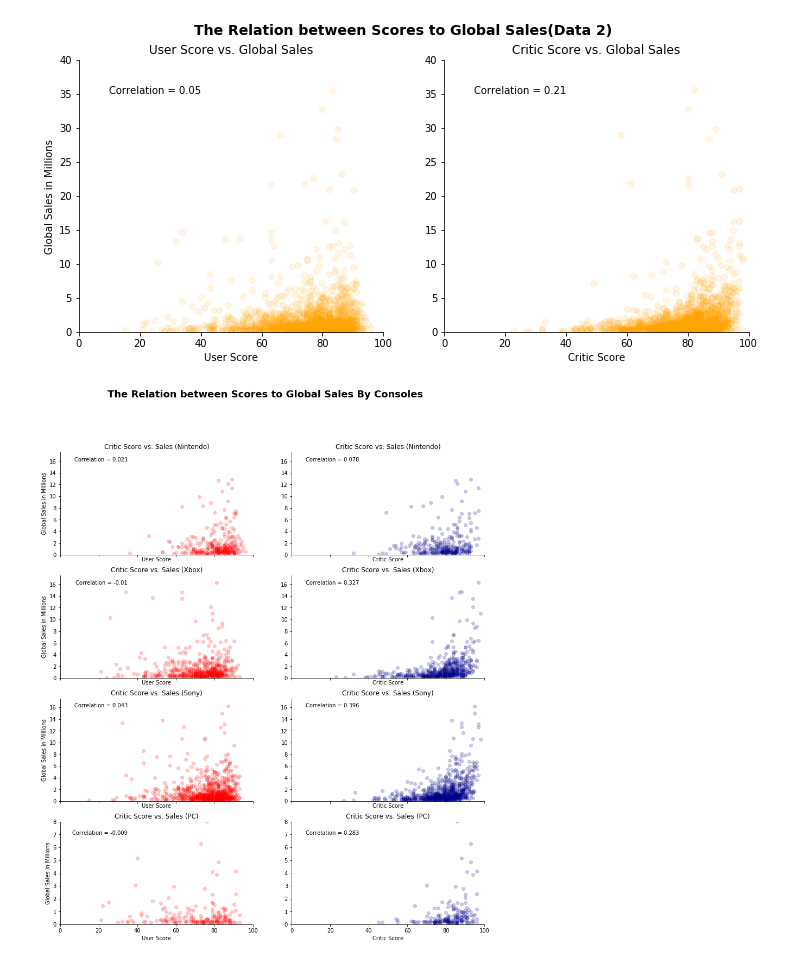
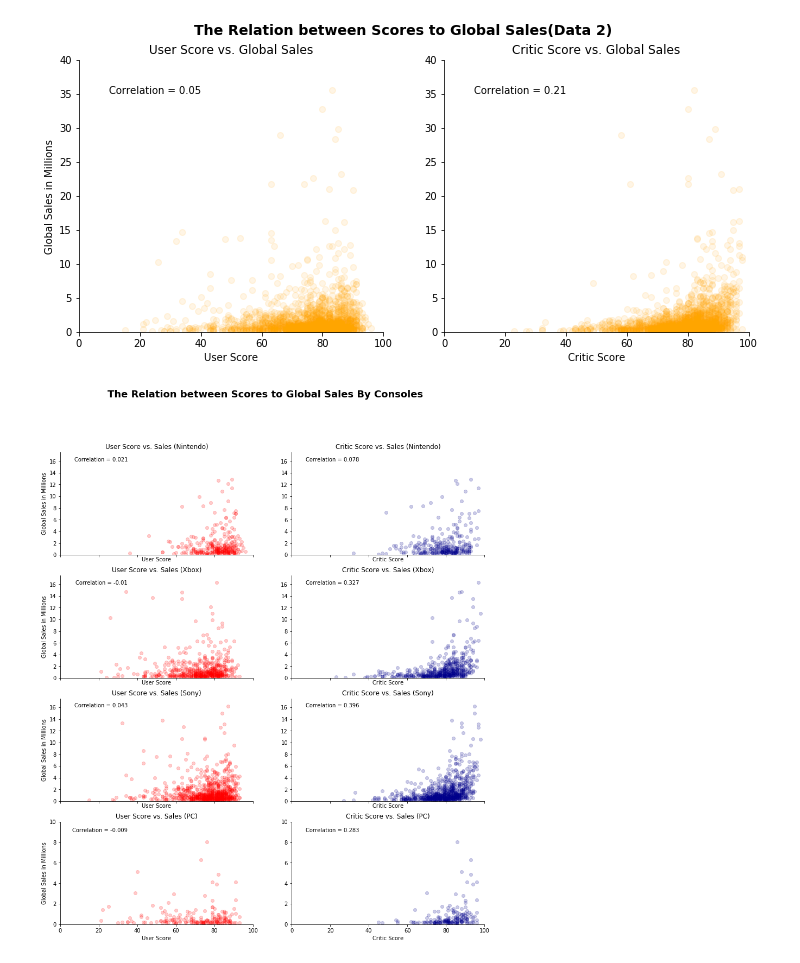
Before and after one commit to mell0611/data_science_project, a Jupyter notebook: data_analysis.ipynb, the cells around one changed output. Cells and saved outputs as stored; diff of their text form; code cells hidden in the pictures.

```diff
--- a/data_analysis.ipynb
+++ b/data_analysis.ipynb
@@ -251,10 +251,5 @@ message = "Pokemon" # Create the message, convert the number to a string,
                                                   # then add it
 ax[0].text(1998, 2.5, message, horizontalalignment='left') # then alling everything on the
 
-ax[1].axvline(x=1988, color='pink', linestyle='--', linewidth=2)
-
-message = "Atari Shock : \n Big video \n game crash " # Create the message, convert the number to a string,
-                                                  # then add it
-ax[1].text(1990, 30, message, horizontalalignment='left') # then alling everything on the
 plt.show()
 # %% [output]
@@ -339,9 +334,9 @@ corr_mat_pc = combopc.corr()
 count = 0
 for var in ax:
     temp = combo_name[count//2]
-    var.set_title('Critic Score vs. Sales ('+ nice_name[count//2]+')')
 
     if count%2 == 0:
+        var.set_title('User Score vs. Sales ('+ nice_name[count//2]+')')
         var.scatter(temp["User_Score"], temp["Global_Sales"], alpha= 0.2, c = 'Red')
         var.set_xlabel('User Score')
         var.set_ylabel('Global Sales in Millions')
@@ -360,36 +355,37 @@ for var in ax:
         elif count//2 == 3:
             cr = corr_mat_pc.Global_Sales.User_Score # get the correlation matrix
             message = "Correlation = " + str(round(cr,3))
-            var.text(35, 7, message, horizontalalignment='right')
+            var.text(35, 9, message, horizontalalignment='right')
 
     else:
+        var.set_title('Critic Score vs. Sales ('+ nice_name[count//2]+')')
         var.scatter(temp["Critic_Score"], temp["Global_Sales"], alpha= 0.2, c = "DarkBlue")
         var.set_xlabel('Critic Score')
         if count//2 == 0:
             cr = corr_mat_nintendo.Global_Sales.Critic_Score # get the correlation matrix
             message = "Correlation = " + str(round(cr,3))
             var.text(35, 16, message, horizontalalignment='right')
         elif count//2 == 1:
             cr = corr_mat_xbox.Global_Sales.Critic_Score # get the correlation matrix
             message = "Correlation = " + str(round(cr,3))
             var.text(35, 16, message, horizontalalignment='right')
         elif count//2 == 2:
             cr = corr_mat_sony.Global_Sales.Critic_Score # get the correlation matrix
             message = "Correlation = " + str(round(cr,3))
             var.text(35, 16, message, horizontalalignment='right')
         elif count//2 == 3:
             cr = corr_mat_pc.Global_Sales.Critic_Score # get the correlation matrix
             message = "Correlation = " + str(round(cr,3))
-            var.text(35, 7, message, horizontalalignment='right')
+            var.text(35, 9, message, horizontalalignment='right')
     var.spines["right"].set_visible(False)
     var.spines["top"].set_visible(False)
     var.set_xlim(0,100)
     if count > 5:
-        var.set_ylim(0,8)
+        var.set_ylim(0,10)
     else:
         var.set_ylim(0,17.5)
     count+=1
 
 plt.show()
 # %% [output]
-[figure, old version]
+[figure, new version]
```
Also changed, not shown: parts of 6 cells of this notebook.
